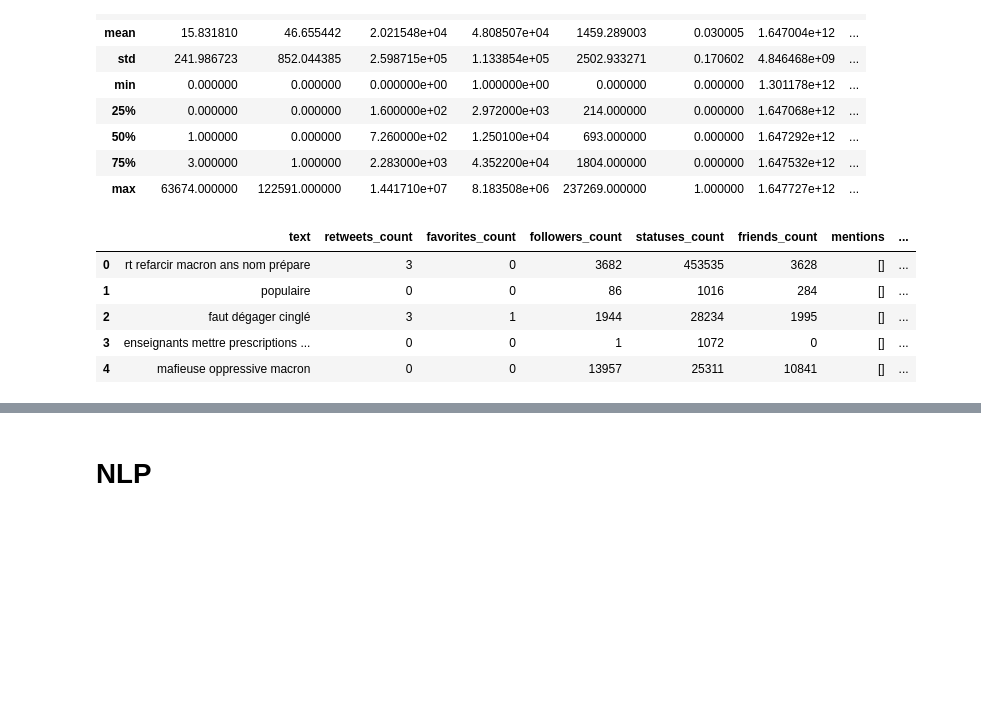
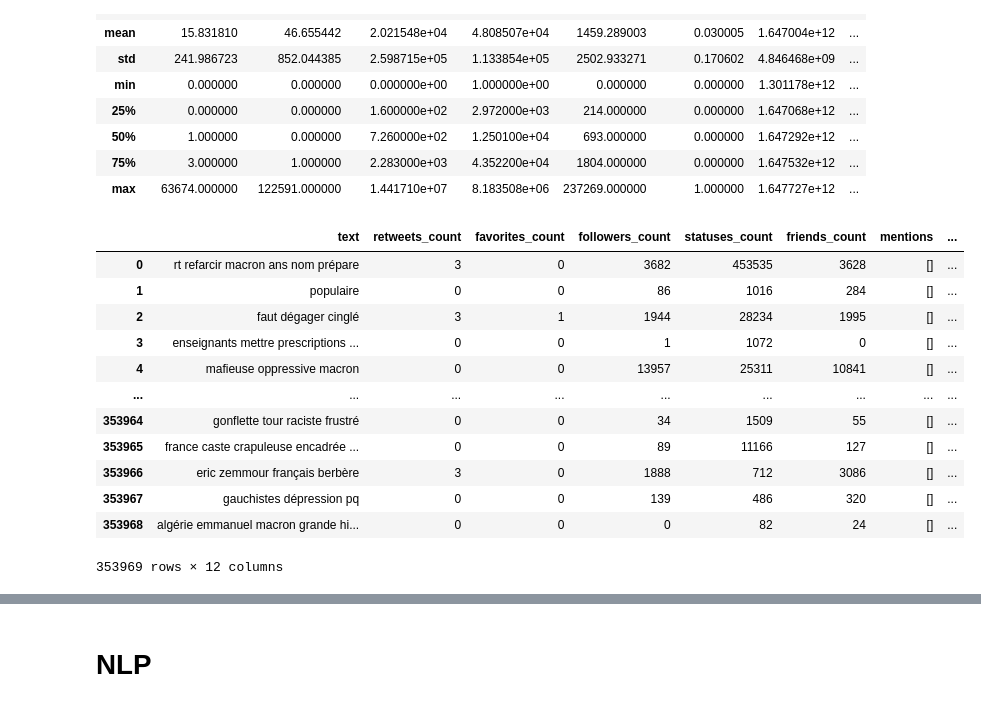
Before and after one commit to caiocj1/retweet-num-prediction, a Jupyter notebook: data_exploration.ipynb, the cells around one changed output, grey strips where cells are left out. Saved outputs shown, nothing was run; the diff lists cells and outputs as text; code cells hidden in the pictures; blank space fills up the shorter version.

```diff
--- a/data_exploration.ipynb
+++ b/data_exploration.ipynb
@@ -27,11 +27,18 @@ train_df.describe()
 | 75% | 3.000000 | 1.000000 | 2.283000e+03 | 4.352200e+04 | 1804.000000 | 0.000000 | 1.647532e+12 | ... |
 | max | 63674.000000 | 122591.000000 | 1.441710e+07 | 8.183508e+06 | 237269.000000 | 1.000000 | 1.647727e+12 | ... |
 # %%
-train_df.head()
+train_df
 # %% [output]
 |  | text | retweets_count | favorites_count | followers_count | statuses_count | friends_count | mentions | ... |
 | 0 | rt refarcir macron ans nom prépare | 3 | 0 | 3682 | 453535 | 3628 | [] | ... |
 | 1 | populaire | 0 | 0 | 86 | 1016 | 284 | [] | ... |
 | 2 | faut dégager cinglé | 3 | 1 | 1944 | 28234 | 1995 | [] | ... |
 | 3 | enseignants mettre prescriptions ... | 0 | 0 | 1 | 1072 | 0 | [] | ... |
 | 4 | mafieuse oppressive macron | 0 | 0 | 13957 | 25311 | 10841 | [] | ... |
+| ... | ... | ... | ... | ... | ... | ... | ... | ... |
+| 353964 | gonflette tour raciste frustré | 0 | 0 | 34 | 1509 | 55 | [] | ... |
+| 353965 | france caste crapuleuse encadrée ... | 0 | 0 | 89 | 11166 | 127 | [] | ... |
+| 353966 | eric zemmour français berbère | 3 | 0 | 1888 | 712 | 3086 | [] | ... |
+| 353967 | gauchistes dépression pq | 0 | 0 | 139 | 486 | 320 | [] | ... |
+| 353968 | algérie emmanuel macron grande hi... | 0 | 0 | 0 | 82 | 24 | [] | ... |
+353969 rows × 12 columns
```
Also changed, not shown: parts of 8 cells of this notebook, 3 other files.
